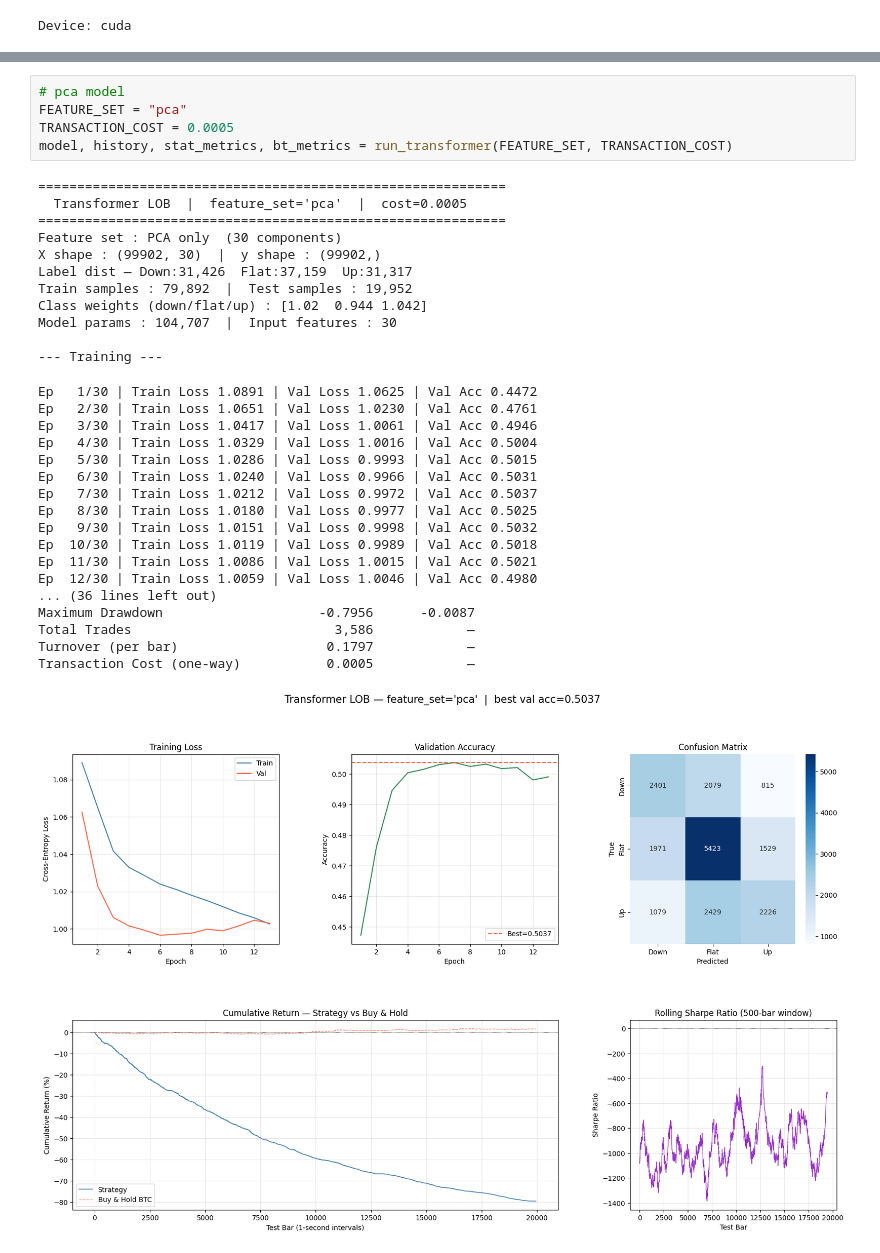
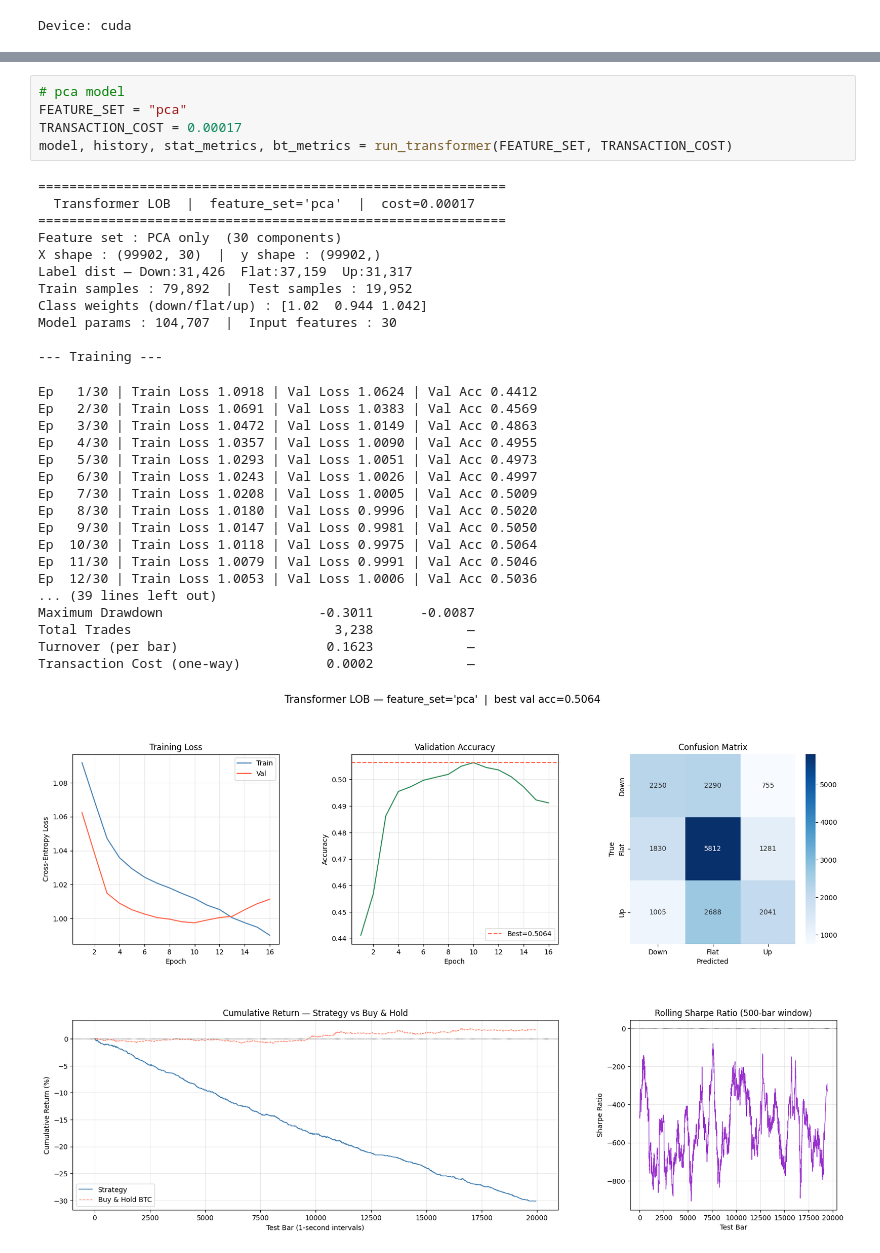
Before and after one commit to SiyuL2025/math_629_final, a Jupyter notebook: Transformer.ipynb, the cells around one changed output, grey strips where cells are left out. Saved outputs shown, nothing was run; the diff lists cells and outputs as text.

```diff
--- a/Transformer.ipynb
+++ b/Transformer.ipynb
@@ -567,38 +562,38 @@ Transaction Cost (one-way)           0.0005            —
 # %%
 # pca model
 FEATURE_SET = "pca"
-TRANSACTION_COST = 0.0005
+TRANSACTION_COST = 0.00017
 model, history, stat_metrics, bt_metrics = run_transformer(FEATURE_SET, TRANSACTION_COST)
 # %% [output]
 ============================================================
-  Transformer LOB  |  feature_set='pca'  |  cost=0.0005
+  Transformer LOB  |  feature_set='pca'  |  cost=0.00017
 ============================================================
 Feature set : PCA only  (30 components)
 X shape : (99902, 30)  |  y shape : (99902,)
 Label dist — Down:31,426  Flat:37,159  Up:31,317
 Train samples : 79,892  |  Test samples : 19,952
 Class weights (down/flat/up) : [1.02  0.944 1.042]
 Model params : 104,707  |  Input features : 30
 
 --- Training ---
-Ep   1/30 | Train Loss 1.0891 | Val Loss 1.0625 | Val Acc 0.4472
-Ep   2/30 | Train Loss 1.0651 | Val Loss 1.0230 | Val Acc 0.4761
-Ep   3/30 | Train Loss 1.0417 | Val Loss 1.0061 | Val Acc 0.4946
-Ep   4/30 | Train Loss 1.0329 | Val Loss 1.0016 | Val Acc 0.5004
-Ep   5/30 | Train Loss 1.0286 | Val Loss 0.9993 | Val Acc 0.5015
-Ep   6/30 | Train Loss 1.0240 | Val Loss 0.9966 | Val Acc 0.5031
-Ep   7/30 | Train Loss 1.0212 | Val Loss 0.9972 | Val Acc 0.5037
-Ep   8/30 | Train Loss 1.0180 | Val Loss 0.9977 | Val Acc 0.5025
-Ep   9/30 | Train Loss 1.0151 | Val Loss 0.9998 | Val Acc 0.5032
-Ep  10/30 | Train Loss 1.0119 | Val Loss 0.9989 | Val Acc 0.5018
-Ep  11/30 | Train Loss 1.0086 | Val Loss 1.0015 | Val Acc 0.5021
-Ep  12/30 | Train Loss 1.0059 | Val Loss 1.0046 | Val Acc 0.4980
-... (36 lines left out)
-Maximum Drawdown                    -0.7956      -0.0087
-Total Trades                          3,586            —
-Turnover (per bar)                   0.1797            —
-Transaction Cost (one-way)           0.0005            —
+Ep   1/30 | Train Loss 1.0918 | Val Loss 1.0624 | Val Acc 0.4412
+Ep   2/30 | Train Loss 1.0691 | Val Loss 1.0383 | Val Acc 0.4569
+Ep   3/30 | Train Loss 1.0472 | Val Loss 1.0149 | Val Acc 0.4863
+Ep   4/30 | Train Loss 1.0357 | Val Loss 1.0090 | Val Acc 0.4955
+Ep   5/30 | Train Loss 1.0293 | Val Loss 1.0051 | Val Acc 0.4973
+Ep   6/30 | Train Loss 1.0243 | Val Loss 1.0026 | Val Acc 0.4997
+Ep   7/30 | Train Loss 1.0208 | Val Loss 1.0005 | Val Acc 0.5009
+Ep   8/30 | Train Loss 1.0180 | Val Loss 0.9996 | Val Acc 0.5020
+Ep   9/30 | Train Loss 1.0147 | Val Loss 0.9981 | Val Acc 0.5050
+Ep  10/30 | Train Loss 1.0118 | Val Loss 0.9975 | Val Acc 0.5064
+Ep  11/30 | Train Loss 1.0079 | Val Loss 0.9991 | Val Acc 0.5046
+Ep  12/30 | Train Loss 1.0053 | Val Loss 1.0006 | Val Acc 0.5036
+... (39 lines left out)
+Maximum Drawdown                    -0.3011      -0.0087
+Total Trades                          3,238            —
+Turnover (per bar)                   0.1623            —
+Transaction Cost (one-way)           0.0002            —
-[figure, old version]
+[figure, new version]
 # %%
 # pca model plus market facotrs
 FEATURE_SET = "full"
```
Also changed, not shown: parts of 4 cells of this notebook.
